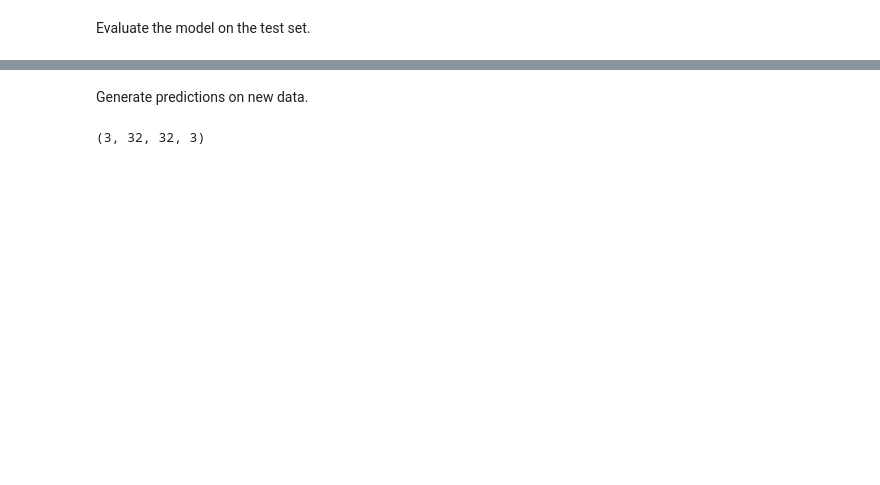
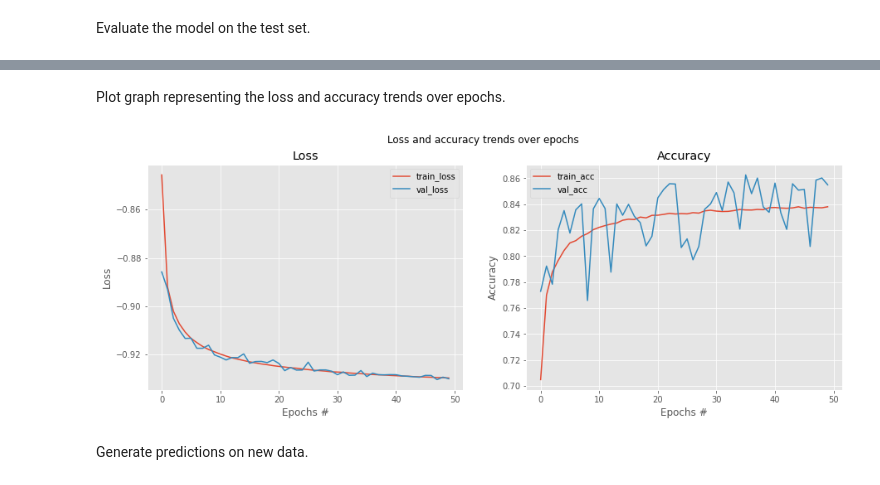
Before and after one commit to nihil21/cnn-deblur, a Jupyter notebook: cnn-deblur/cnn-deblur.ipynb, the cells around one changed output, grey strips where cells are left out. Cells and saved outputs as stored; diff of their text form; code cells hidden in the pictures; blank space fills up the shorter version.

```diff
--- a/cnn-deblur/cnn-deblur.ipynb
+++ b/cnn-deblur/cnn-deblur.ipynb
@@ -60,7 +102,7 @@ from utils.preproc_cifar import preproc_cifar
 Preprocess the Cifar10 dataset by blurring images with a random standard deviation and reserve samples for validation.
 # %%
 # Preprocess Cifar10 dataset
-(trainX, trainY), (testX, testY) = preproc_cifar(normalize=True)
+(trainX, trainY), (testX, testY) = preproc_cifar10(res=(1280, 720), normalize=True)
 # Reserve samples for validation
 valX = trainX[-10000:]
 valY = trainY[-10000:]
@@ -107,0 +156,8 @@ None
+# %%
+import glob
+
+folder = input('Folder: ')
+init_ep = int(input('Initial epoch: '))
+
+weights = glob.glob('/content/drive/My Drive/cnn-deblur/{0:s}/ep:{1:03d}-val_acc:*.hdf5'.format(folder, init_ep))
+conv_net.model.load_weights(weights[0])
@@ -108,7 +167,2 @@ None
 # %% [markdown]
 Train model following *train-validation-test* paradigm.
-# %%
-conv_net.fit(trainX, trainY,
-             batch_size=64,
-             epochs=50,
-             validation_data=(valX, valY))
@@ -132,0 +169,11 @@ Epoch 39/50
+# %%
+ep = 50
+if 'init_ep' not in locals():
+  init_ep = 0
+print('Initial epoch: {0:d}'.format(init_ep))
+hist = conv_net.fit(x=trainX, y=trainY,
+                    batch_size=2,
+                    epochs=ep,
+                    validation_data=(valX, valY),
+                    initial_epoch=init_ep,
+                    callbacks=callbacks_list);
@@ -138,12 +194,23 @@ print('Test loss, Test acc:', results)
+# %% [markdown]
+Plot graph representing the loss and accuracy trends over epochs.
+# %%
+n = np.arange(0, ep)
+plt.style.use('ggplot')
+fig, (ax_l, ax_a) = plt.subplots(ncols=2, figsize=(15, 5))
+fig.suptitle('Loss and accuracy trends over epochs')
+# Loss
+ax_l.plot(n, hist.history['loss'], label='train_loss')
+ax_l.plot(n, hist.history['val_loss'], label='val_loss')
+ax_l.set_title('Loss')
+ax_l.set(xlabel='Epochs #', ylabel='Loss')
+ax_l.legend();
+# Accuracy
+ax_a.plot(n, hist.history['accuracy'], label='train_acc')
+ax_a.plot(n, hist.history['val_accuracy'], label='val_acc')
+ax_a.set_title('Accuracy')
+ax_a.set(xlabel='Epochs #', ylabel='Accuracy')
+ax_a.legend();
+# %% [output]
+[figure, added]
 # %% [markdown]
 Generate predictions on new data.
-# %%
-import numpy as np
-
-test_idx = np.random.randint(low=0, high=len(testX), size=3)
-blurred_images = testX[test_idx]
-true_images = testY[test_idx]
-
-predicted_images = conv_net.predict(testX[test_idx])
-# %% [output]
-(3, 32, 32, 3)
```
Also changed, not shown: parts of 23 cells of this notebook.
